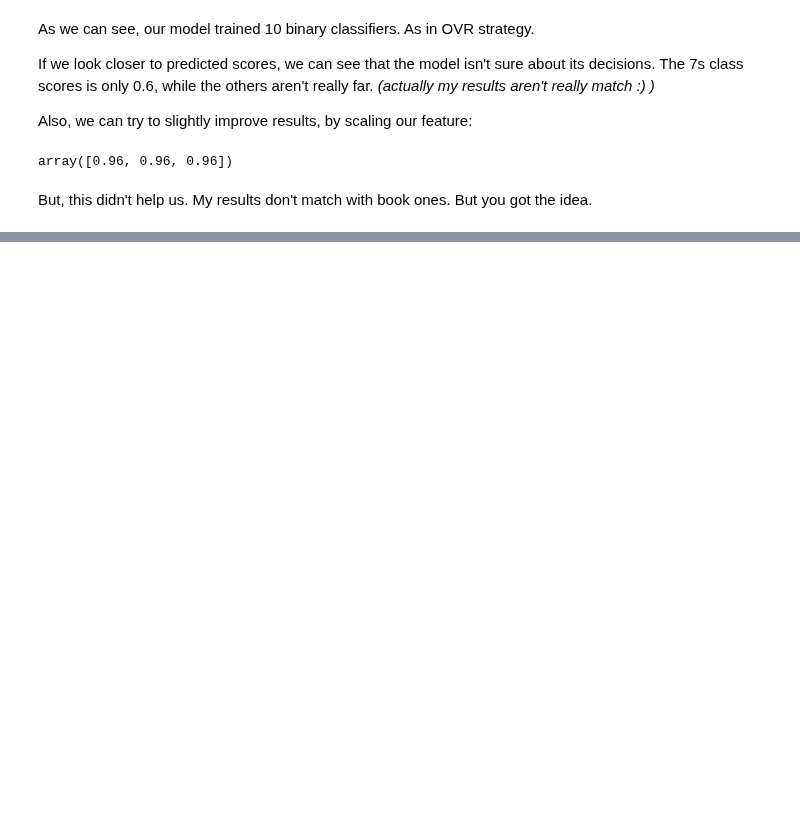
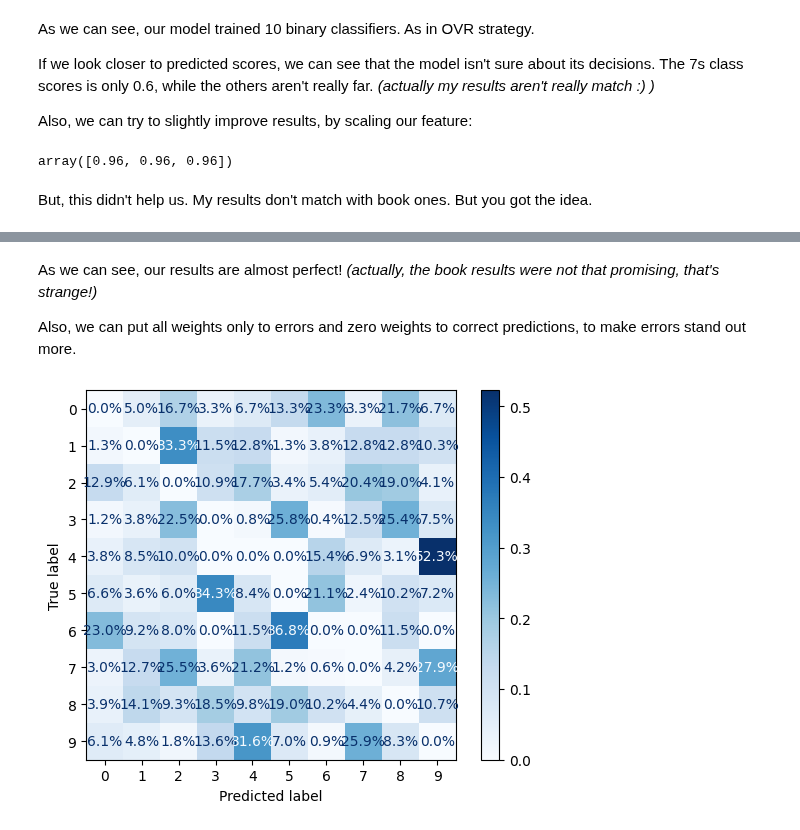
Before and after one commit to yeghor/Learning-Machine-Learning, a Jupyter notebook: jupyter_notes/Classification-2.ipynb, the cells around one changed output, grey strips where cells are left out. Drawn from its saved outputs; the diff is of its cells as text; code cells hidden in the pictures; blank space fills up the shorter version.

```diff
--- a/jupyter_notes/Classification-2.ipynb
+++ b/jupyter_notes/Classification-2.ipynb
@@ -485,0 +512,10 @@ But, this didn't help us. My results don't match with book ones. But you got the
+# %% [markdown]
+As we can see, our results are almost perfect! _(actually, the book results were not that promising, that's strange!)_
+
+Also, we can put all weights only to errors and zero weights to correct predictions, to make errors stand out more.
+# %%
+sample_weights = (y_train_predictions != y_train)
+
+conf_matrix_error_normalized = ConfusionMatrixDisplay.from_predictions(y_train, y_train_predictions, sample_weight=sample_weights, normalize="true", values_format="0.1%", cmap="Blues")
+# %% [output]
+[figure, added]
```
Also changed, not shown: parts of 15 cells of this notebook.
